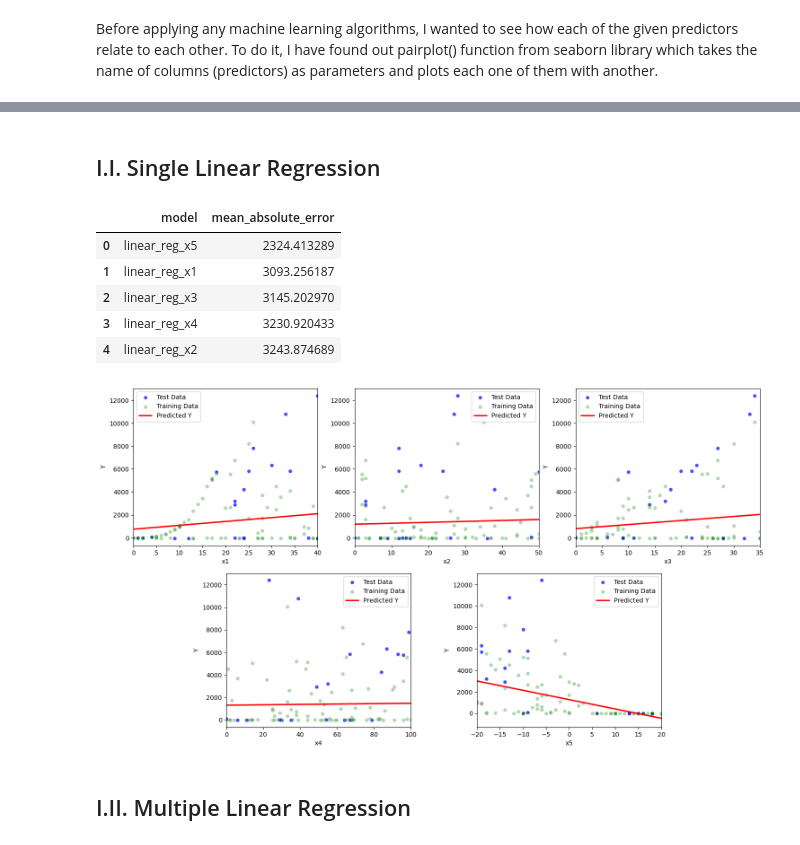
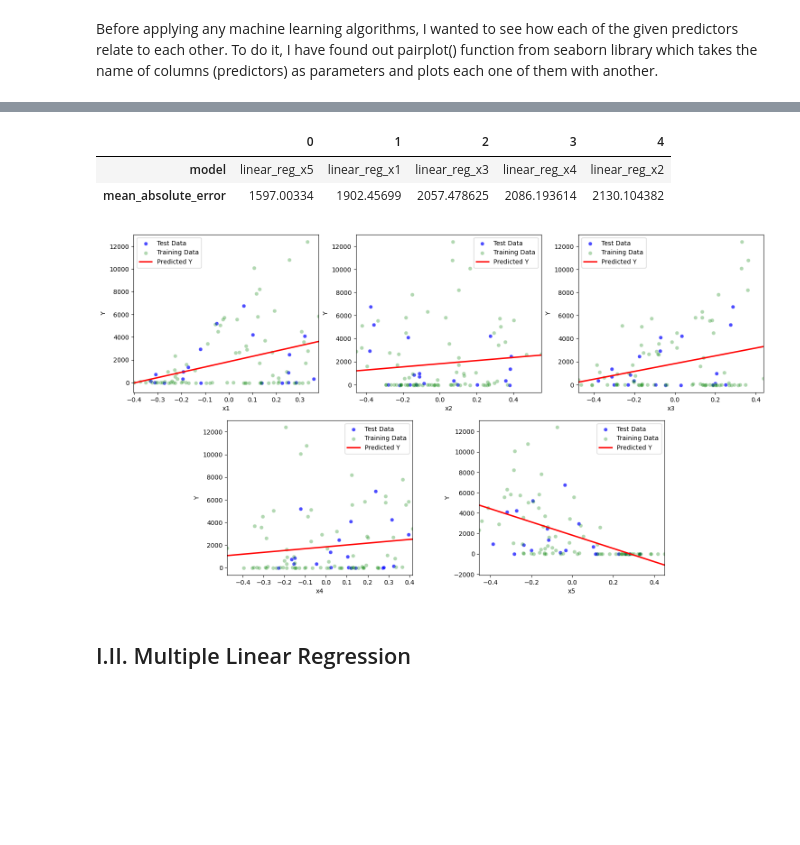
Before and after one commit to DefinitelyVixon/CE475-Project, a Jupyter notebook: Project.ipynb, the cells around one changed output, grey strips where cells are left out. Cells and saved outputs as stored; diff of their text form; code cells hidden in the pictures; blank space fills up the shorter version.

```diff
--- a/Project.ipynb
+++ b/Project.ipynb
@@ -57,5 +162,6 @@ Then, I wanted to see how each of those predictors relate to Y separately.
 # %%
 dataset = dataset.drop('x6', axis=1)
-train_set = train_set.drop('x6', axis=1)
-test_set = test_set.drop('x6', axis=1)
 predictors.remove('x6')
+
+dataset = dataset.drop('SampleNo', axis=1)
+predictors.remove('SampleNo')
@@ -97,0 +194,10 @@ display(table_heuristics)
+# %%
+from sklearn.preprocessing import StandardScaler, normalize
+
+scaled_data = StandardScaler().fit_transform(dataset[predictors])
+x_normalized = normalize(scaled_data, norm='l1', axis=1)
+dataset_normalized = pd.DataFrame(x_normalized, columns=predictors)
+
+dataset_normalized['Y'] = dataset['Y']
+dataset = dataset_normalized
+k_samples = k_fold_sampling(dataset)
@@ -128,45 +228,40 @@ def display_error_table(result_dic=all_test_results):
-# %% [markdown]
-## I.I. Single Linear Regression
 # %%
-def single_linear_regression():
+fig, axes = plt.subplots(2, 3, figsize=(18, 10))
+axes[1][2].set_visible(False)
+axes[1][0].set_position([0.24, 0.125, 0.228, 0.343])
+axes[1][1].set_position([0.55, 0.125, 0.228, 0.343])
 
-    fig, axes = plt.subplots(2, 3, figsize=(18, 10))
-    axes[1][2].set_visible(False)
-    axes[1][0].set_position([0.24, 0.125, 0.228, 0.343])
-    axes[1][1].set_position([0.55, 0.125, 0.228, 0.343])
+lin_error_dict = {}
+ax_i = 0
+for p in predictors:
+    ax = axes[ax_i // 3, ax_i % 3]
 
-    ax_i = 0
-    for p in predictors:
-        ax = axes[ax_i // 3, ax_i % 3]
+    k_fold_result = k_fold_cv(k_samples, single_linear_regression, arg=p)
+    lin_error_dict[k_fold_result['model']] = k_fold_result['error']
 
-        reg_result = regression(model=f'linear_reg_{p}',
-                                x_train=np.array(train_features[p])[:, None], y_train=train_labels,
-                                x_test=np.array(test_features[p])[:, None], y_test=test_labels)
+    sns.scatterplot(ax=ax, x=k_samples[0]['test_features'][p], y=k_samples[0]['test_labels'],
+                    alpha=0.7, color='b', label='Test Data')
+    sns.scatterplot(ax=ax, x=k_samples[0]['train_features'][p], y=k_samples[0]['train_labels'],
+                    alpha=0.3, color='g', label='Training Data')
+    sns.regplot(ax=ax, x=k_samples[0]['test_features'][p], y=k_fold_result['comparison'][0].loc['predicted'],
+                color='r', scatter=False, label='Predicted Y', truncate=False)
 
-        all_test_results[reg_result['model']] = reg_result['error']
+    ax.set_xlim(table_heuristics['min'][p], table_heuristics['max'][p])
+    ax.set_xlabel(p)
+    ax.set_ylabel('Y')
+    ax.legend()
+    ax_i += 1
 
-        sns.scatterplot(ax=ax, x=test_features[p], y=test_labels,
-                        alpha=0.7, color='b', label='Test Data')
-        sns.scatterplot(ax=ax, x=train_features[p], y=train_labels,
-                        alpha=0.3, color='g', label='Training Data')
-        sns.regplot(ax=ax, x=test_features[p], y=reg_result['comparison'].loc['predicted'],
-                    color='r', scatter=False, label='Predicted Y', truncate=False)
+lin_error_dict = sort_error_dict(lin_error_dict)
+display_error_dict(lin_error_dict)
 
-        ax.set_xlim(table_heuristics['min'][p], table_heuristics['max'][p])
-        ax.set_xlabel(p)
-        ax.set_ylabel('Y')
-        ax.legend()
-        ax_i += 1
-
-single_linear_regression()
-display_error_table()
+best_performing_model = list(lin_error_dict.items())[0]
+all_test_results[best_performing_model[0]] = best_performing_model[1]
+all_test_results = sort_error_dict(all_test_results)
 # %% [output]
-|  | model | mean_absolute_error |
-| 0 | linear_reg_x5 | 2324.413289 |
-| 1 | linear_reg_x1 | 3093.256187 |
-| 2 | linear_reg_x3 | 3145.202970 |
-| 3 | linear_reg_x4 | 3230.920433 |
-| 4 | linear_reg_x2 | 3243.874689 |
+|  | 0 | 1 | 2 | 3 | 4 |
+| model | linear_reg_x5 | linear_reg_x1 | linear_reg_x3 | linear_reg_x4 | linear_reg_x2 |
+| mean_absolute_error | 1597.00334 | 1902.45699 | 2057.478625 | 2086.193614 | 2130.104382 |
-[figure, old version]
+[figure, new version]
 # %% [markdown]
 ## I.II. Multiple Linear Regression
```
Also changed, not shown: parts of 25 cells of this notebook.
